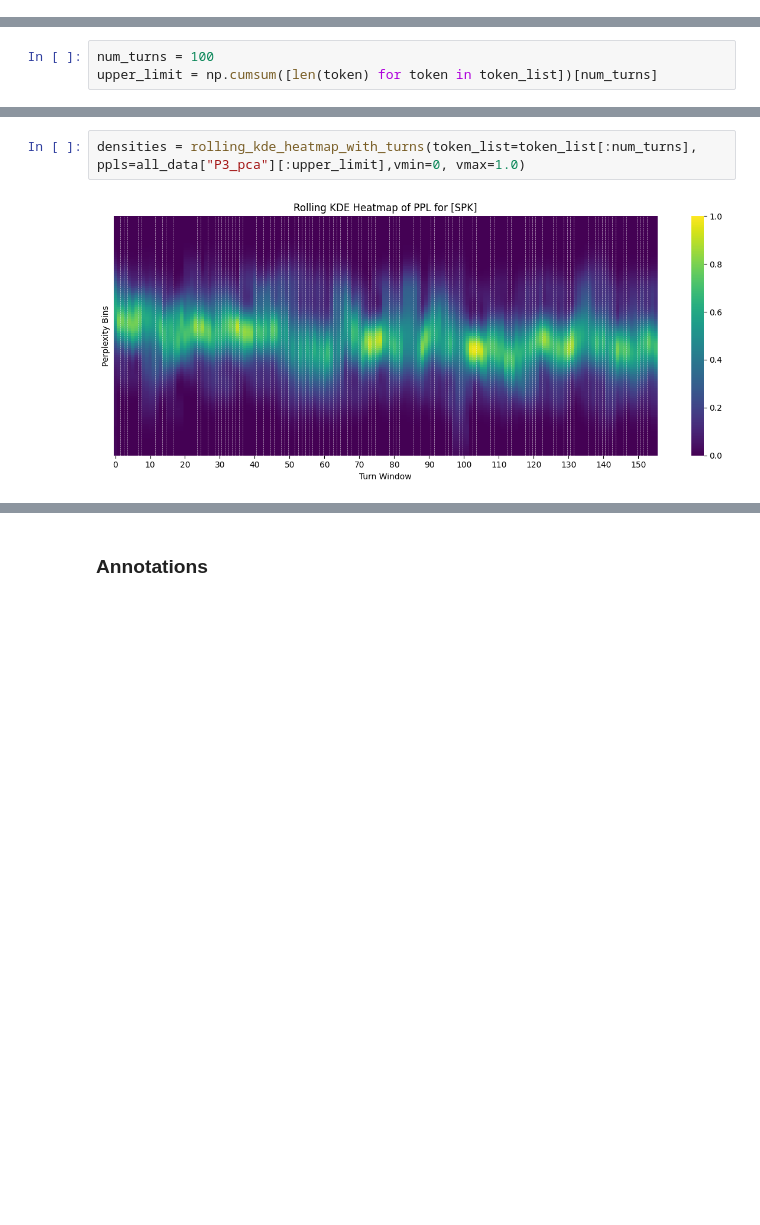
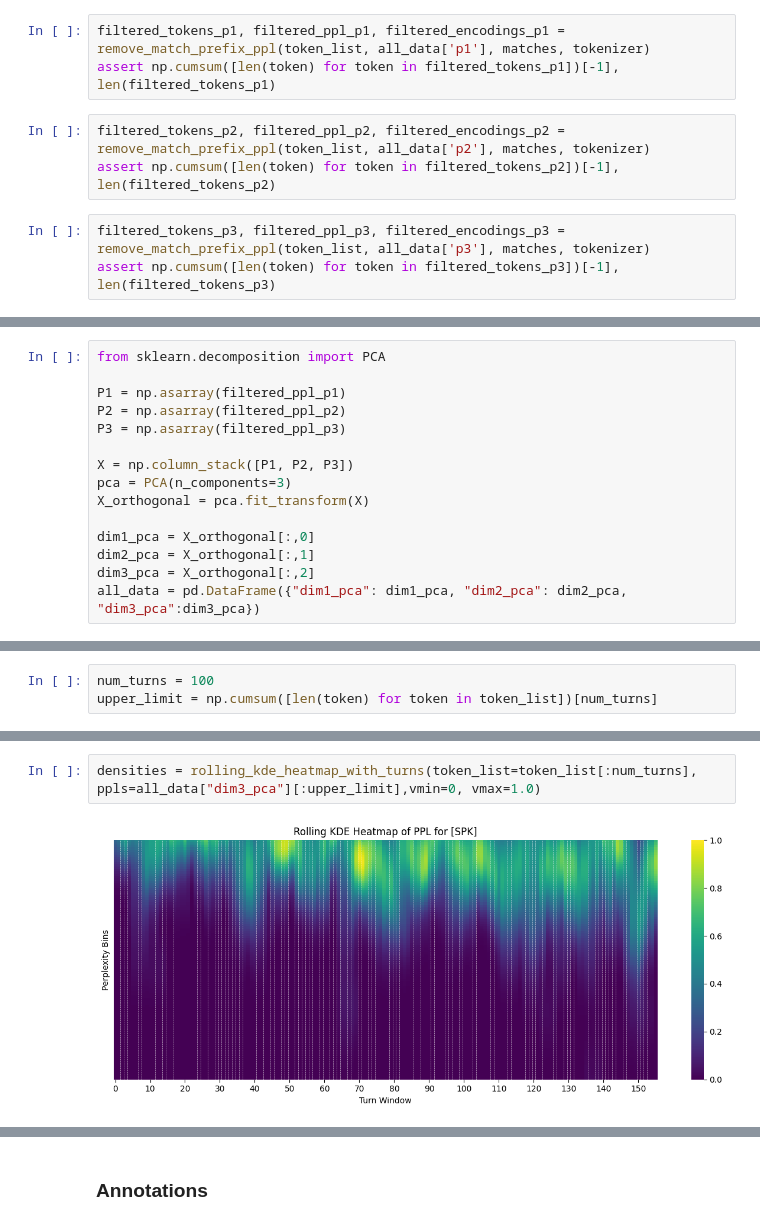
Before and after one commit to serenabono/conversational_dominance, a Jupyter notebook: notebooks/gpt2_ppl_engagement.ipynb, the cells around one changed output, grey strips where cells are left out. Saved outputs shown, nothing was run; the diff lists cells and outputs as text; blank space fills up the shorter version.

```diff
--- a/notebooks/gpt2_ppl_engagement.ipynb
+++ b/notebooks/gpt2_ppl_engagement.ipynb
@@ -133,0 +120,9 @@ all_data_pca = pd.DataFrame({'P2_pca':all_data['P2_pca'], 'P3_pca':all_data['P3_
+# %%
+filtered_tokens_p1, filtered_ppl_p1, filtered_encodings_p1 = remove_match_prefix_ppl(token_list, all_data['p1'], matches, tokenizer)
+assert np.cumsum([len(token) for token in filtered_tokens_p1])[-1], len(filtered_tokens_p1)
+# %%
+filtered_tokens_p2, filtered_ppl_p2, filtered_encodings_p2 = remove_match_prefix_ppl(token_list, all_data['p2'], matches, tokenizer)
+assert np.cumsum([len(token) for token in filtered_tokens_p2])[-1], len(filtered_tokens_p2)
+# %%
+filtered_tokens_p3, filtered_ppl_p3, filtered_encodings_p3 = remove_match_prefix_ppl(token_list, all_data['p3'], matches, tokenizer)
+assert np.cumsum([len(token) for token in filtered_tokens_p3])[-1], len(filtered_tokens_p3)
@@ -134,2 +136,17 @@ all_data_pca = pd.DataFrame({'P2_pca':all_data['P2_pca'], 'P3_pca':all_data['P3_
 # %%
 from utils import rolling_kde_heatmap_with_turns, display_tokens_colored_by_kde
+# %%
+from sklearn.decomposition import PCA
+
+P1 = np.asarray(filtered_ppl_p1)
+P2 = np.asarray(filtered_ppl_p2)
+P3 = np.asarray(filtered_ppl_p3)
+
+X = np.column_stack([P1, P2, P3])
+pca = PCA(n_components=3)
+X_orthogonal = pca.fit_transform(X)
+
+dim1_pca = X_orthogonal[:,0]
+dim2_pca = X_orthogonal[:,1]
+dim3_pca = X_orthogonal[:,2]
+all_data = pd.DataFrame({"dim1_pca": dim1_pca, "dim2_pca": dim2_pca, "dim3_pca":dim3_pca})
@@ -158,4 +168,4 @@ densities = rolling_kde_heatmap_with_turns(token_list=token_list[:num_turns], pp
 # %%
-densities = rolling_kde_heatmap_with_turns(token_list=token_list[:num_turns], ppls=all_data["P3_pca"][:upper_limit],vmin=0, vmax=1.0)
+densities = rolling_kde_heatmap_with_turns(token_list=token_list[:num_turns], ppls=all_data["dim3_pca"][:upper_limit],vmin=0, vmax=1.0)
 # %% [output]
-[figure, old version]
+[figure, new version]
```
Also changed, not shown: parts of 35 cells of this notebook, 2 other files.
